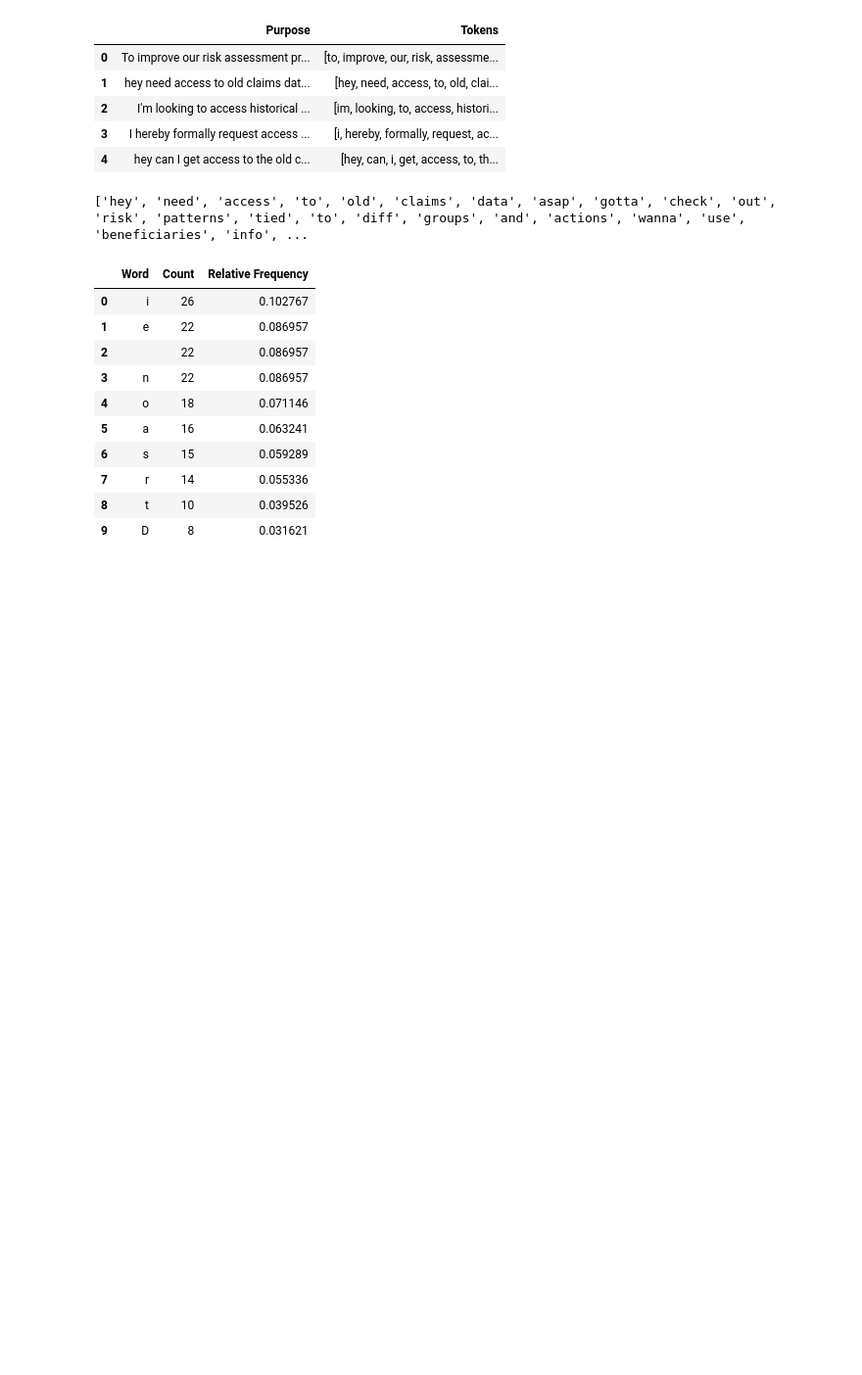
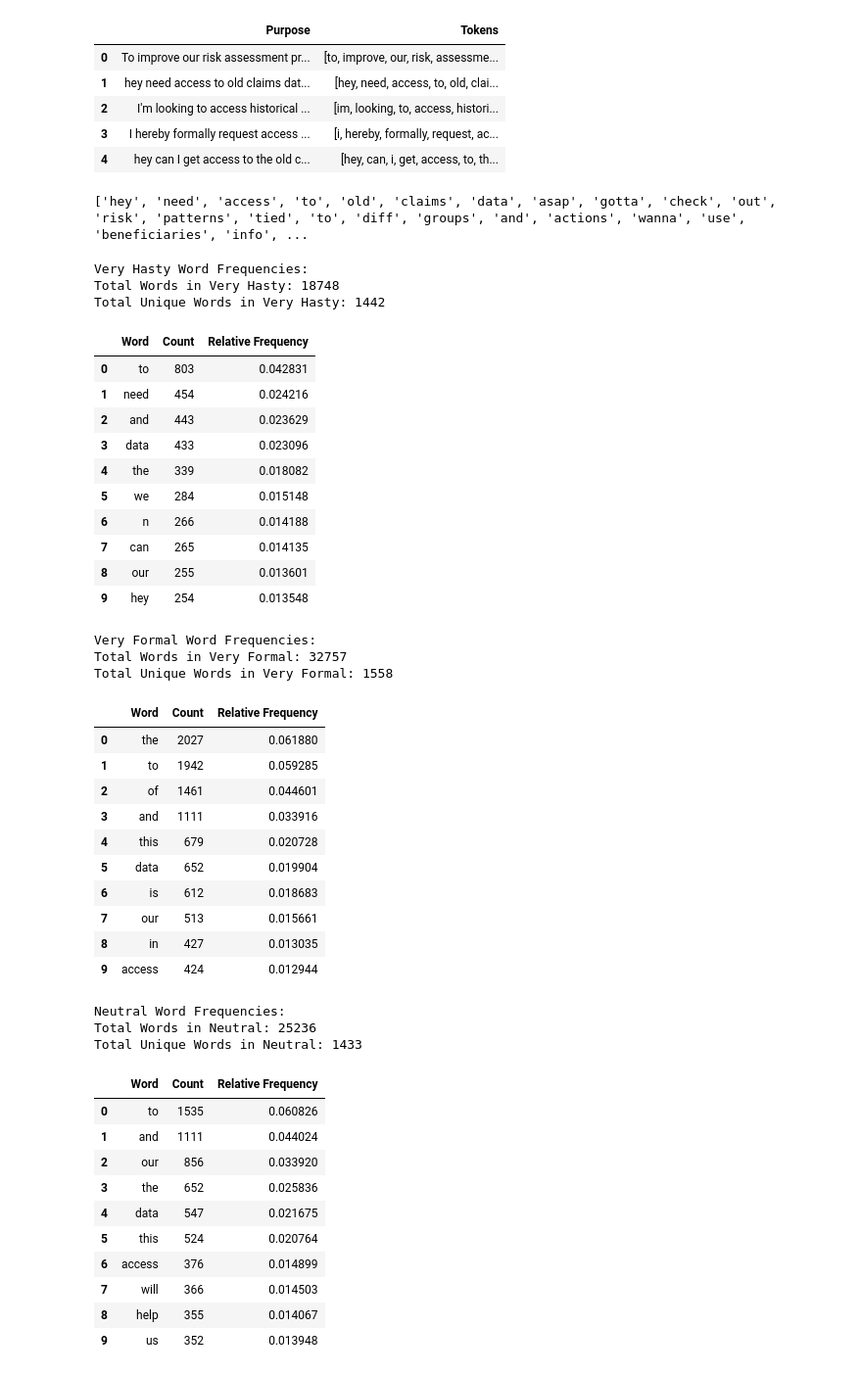
Before and after one commit to arwaguudle/AI-Data-Governance-Project, a Jupyter notebook: Automating-Data-Governance-main/variations_results/4.ipynb, the cells around one changed output. Shown at 98% size. Cells and saved outputs as stored; diff of their text form; code cells hidden in the pictures; blank space fills up the shorter version.

```diff
--- a/Automating-Data-Governance-main/variations_results/4.ipynb
+++ b/Automating-Data-Governance-main/variations_results/4.ipynb
@@ -100,43 +100,92 @@ print(df["Tokens"].iloc[1])
 # %%
 #calculating the word frequencies, using the Counter library to count the words
 
-def get_word_frequencies(words):
+from collections import Counter
+
+def get_word_frequencies(df):
     all_words = []
 
-    for token in words:
-        all_words.extend(token)
+    for tokens in df["Tokens"]:
+        all_words.extend(tokens)
+
     word_counts = Counter(all_words)
 
-    frequency_df = pd.DataFrame(word_counts.items(), columns=["Word", "Count"])
+    frequency_df = pd.DataFrame(word_counts.items(),columns=["Word", "Count"])
 
     total_words = frequency_df["Count"].sum()
     frequency_df["Relative Frequency"] = (frequency_df["Count"] / total_words)
 
-    return frequency_df.sort_values(by="Count", ascending=False).reset_index(drop=True)
+    return frequency_df.sort_values(by="Count",ascending=False).reset_index(drop=True)
 # %%
 #applying the word frequency function to the different hastiness categories
 very_hasty_words = df[df["Hastiness"] == "Very Hasty"]
 very_formal_words = df[df["Hastiness"] == "Very Formal"]
 neutral_words = df[df["Hastiness"] == "Neutral"]
 
 
 very_hasty_word_freq = get_word_frequencies(very_hasty_words)
 very_formal_word_freq = get_word_frequencies(very_formal_words)
 neutral_word_freq = get_word_frequencies(neutral_words)
 
 
 #displaying a table of the common words in the different hastiness categories
+
+print("Very Hasty Word Frequencies:")
+print(f"Total Words in Very Hasty: {very_hasty_word_freq['Count'].sum()}")
+print(f"Total Unique Words in Very Hasty: {len(very_hasty_word_freq)}")
 display(very_hasty_word_freq.head(10))
 print()
+
+print("Very Formal Word Frequencies:")
+print(f"Total Words in Very Formal: {very_formal_word_freq['Count'].sum()}")
+print(f"Total Unique Words in Very Formal: {len(very_formal_word_freq)}")
+display(very_formal_word_freq.head(10))
+print()
+
+print("Neutral Word Frequencies:")
+print(f"Total Words in Neutral: {neutral_word_freq['Count'].sum()}")
+print(f"Total Unique Words in Neutral: {len(neutral_word_freq)}")
+display(neutral_word_freq.head(10))
 # %% [output]
+Very Hasty Word Frequencies:
+Total Words in Very Hasty: 18748
+Total Unique Words in Very Hasty: 1442
 |  | Word | Count | Relative Frequency |
-| 0 | i | 26 | 0.102767 |
-| 1 | e | 22 | 0.086957 |
-| 2 |  | 22 | 0.086957 |
-| 3 | n | 22 | 0.086957 |
-| 4 | o | 18 | 0.071146 |
-| 5 | a | 16 | 0.063241 |
-| 6 | s | 15 | 0.059289 |
-| 7 | r | 14 | 0.055336 |
-| 8 | t | 10 | 0.039526 |
-| 9 | D | 8 | 0.031621 |
+| 0 | to | 803 | 0.042831 |
+| 1 | need | 454 | 0.024216 |
+| 2 | and | 443 | 0.023629 |
+| 3 | data | 433 | 0.023096 |
+| 4 | the | 339 | 0.018082 |
+| 5 | we | 284 | 0.015148 |
+| 6 | n | 266 | 0.014188 |
+| 7 | can | 265 | 0.014135 |
+| 8 | our | 255 | 0.013601 |
+| 9 | hey | 254 | 0.013548 |
+Very Formal Word Frequencies:
+Total Words in Very Formal: 32757
+Total Unique Words in Very Formal: 1558
+|  | Word | Count | Relative Frequency |
+| 0 | the | 2027 | 0.061880 |
+| 1 | to | 1942 | 0.059285 |
+| 2 | of | 1461 | 0.044601 |
+| 3 | and | 1111 | 0.033916 |
+| 4 | this | 679 | 0.020728 |
+| 5 | data | 652 | 0.019904 |
+| 6 | is | 612 | 0.018683 |
+| 7 | our | 513 | 0.015661 |
+| 8 | in | 427 | 0.013035 |
+| 9 | access | 424 | 0.012944 |
+Neutral Word Frequencies:
+Total Words in Neutral: 25236
+Total Unique Words in Neutral: 1433
+|  | Word | Count | Relative Frequency |
+| 0 | to | 1535 | 0.060826 |
+| 1 | and | 1111 | 0.044024 |
+| 2 | our | 856 | 0.033920 |
+| 3 | the | 652 | 0.025836 |
+| 4 | data | 547 | 0.021675 |
+| 5 | this | 524 | 0.020764 |
+| 6 | access | 376 | 0.014899 |
+| 7 | will | 366 | 0.014503 |
+| 8 | help | 355 | 0.014067 |
+| 9 | us | 352 | 0.013948 |
```
Also changed, not shown: parts of 8 cells of this notebook.
